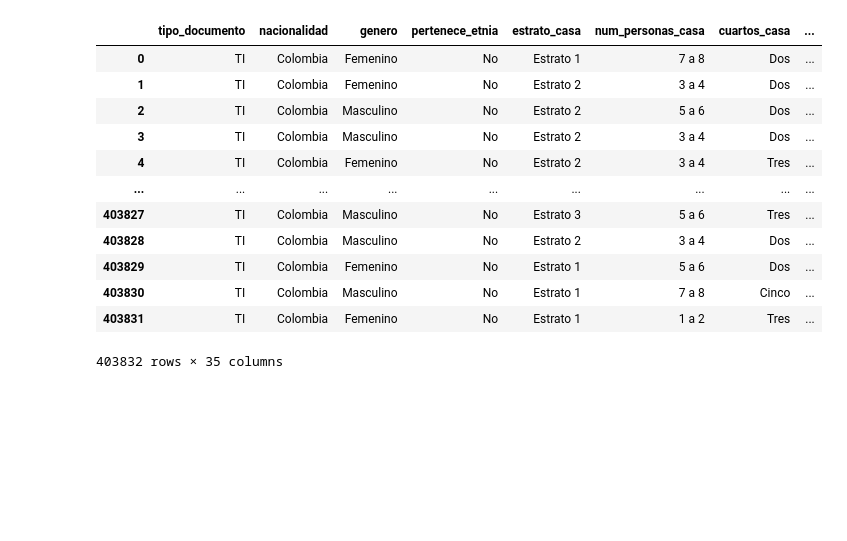
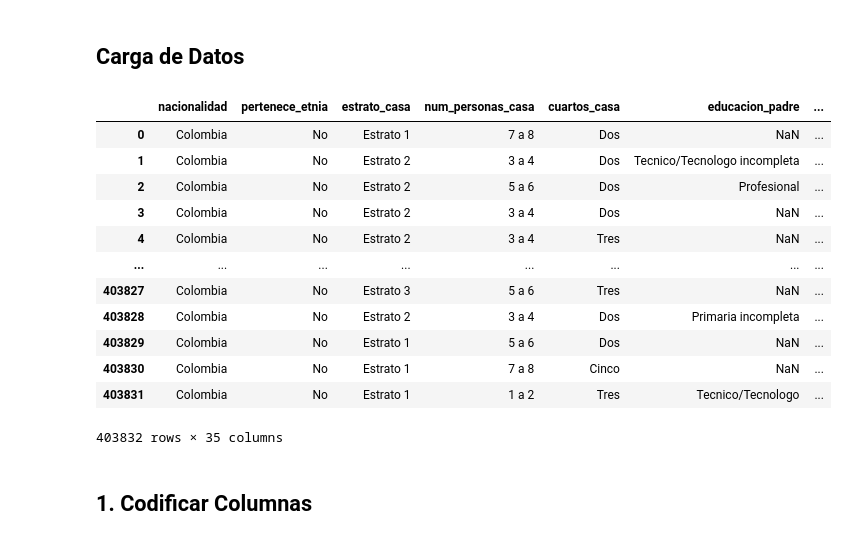
Before and after one commit to JorgeJordyJaimes/icfes-app, a Jupyter notebook: notebooks/5.modelo.ipynb, the cells around one changed output. Drawn from its saved outputs; the diff is of its cells as text; code cells hidden in the pictures; blank space fills up the shorter version.

```diff
--- a/notebooks/5.modelo.ipynb
+++ b/notebooks/5.modelo.ipynb
@@ -1,3 +1,5 @@
+# %% [markdown]
+## Carga de Datos
 # %%
 import pandas as pd
 import numpy as np
@@ -24,17 +26,20 @@ x_test  = cargar_parquet("x_test.parquet")
 y_train = cargar_parquet("y_train.parquet")["puntaje_global"]
 y_test  = cargar_parquet("y_test.parquet")["puntaje_global"]
 # %%
+x_train
 # %% [output]
-|  | tipo_documento | nacionalidad | genero | pertenece_etnia | estrato_casa | num_personas_casa | cuartos_casa | ... |
-| 0 | TI | Colombia | Femenino | No | Estrato 1 | 7 a 8 | Dos | ... |
-| 1 | TI | Colombia | Femenino | No | Estrato 2 | 3 a 4 | Dos | ... |
-| 2 | TI | Colombia | Masculino | No | Estrato 2 | 5 a 6 | Dos | ... |
-| 3 | TI | Colombia | Masculino | No | Estrato 2 | 3 a 4 | Dos | ... |
-| 4 | TI | Colombia | Femenino | No | Estrato 2 | 3 a 4 | Tres | ... |
-| ... | ... | ... | ... | ... | ... | ... | ... | ... |
-| 403827 | TI | Colombia | Masculino | No | Estrato 3 | 5 a 6 | Tres | ... |
-| 403828 | TI | Colombia | Masculino | No | Estrato 2 | 3 a 4 | Dos | ... |
-| 403829 | TI | Colombia | Femenino | No | Estrato 1 | 5 a 6 | Dos | ... |
-| 403830 | TI | Colombia | Masculino | No | Estrato 1 | 7 a 8 | Cinco | ... |
-| 403831 | TI | Colombia | Femenino | No | Estrato 1 | 1 a 2 | Tres | ... |
+|  | nacionalidad | pertenece_etnia | estrato_casa | num_personas_casa | cuartos_casa | educacion_padre | ... |
+| 0 | Colombia | No | Estrato 1 | 7 a 8 | Dos | NaN | ... |
+| 1 | Colombia | No | Estrato 2 | 3 a 4 | Dos | Tecnico/Tecnologo incompleta | ... |
+| 2 | Colombia | No | Estrato 2 | 5 a 6 | Dos | Profesional | ... |
+| 3 | Colombia | No | Estrato 2 | 3 a 4 | Dos | NaN | ... |
+| 4 | Colombia | No | Estrato 2 | 3 a 4 | Tres | NaN | ... |
+| ... | ... | ... | ... | ... | ... | ... | ... |
+| 403827 | Colombia | No | Estrato 3 | 5 a 6 | Tres | NaN | ... |
+| 403828 | Colombia | No | Estrato 2 | 3 a 4 | Dos | Primaria incompleta | ... |
+| 403829 | Colombia | No | Estrato 1 | 5 a 6 | Dos | NaN | ... |
+| 403830 | Colombia | No | Estrato 1 | 7 a 8 | Cinco | NaN | ... |
+| 403831 | Colombia | No | Estrato 1 | 1 a 2 | Tres | Tecnico/Tecnologo | ... |
 403832 rows × 35 columns
+# %% [markdown]
+## 1. Codificar Columnas
```
Also changed, not shown: parts of 7 cells of this notebook, 1 other file.
